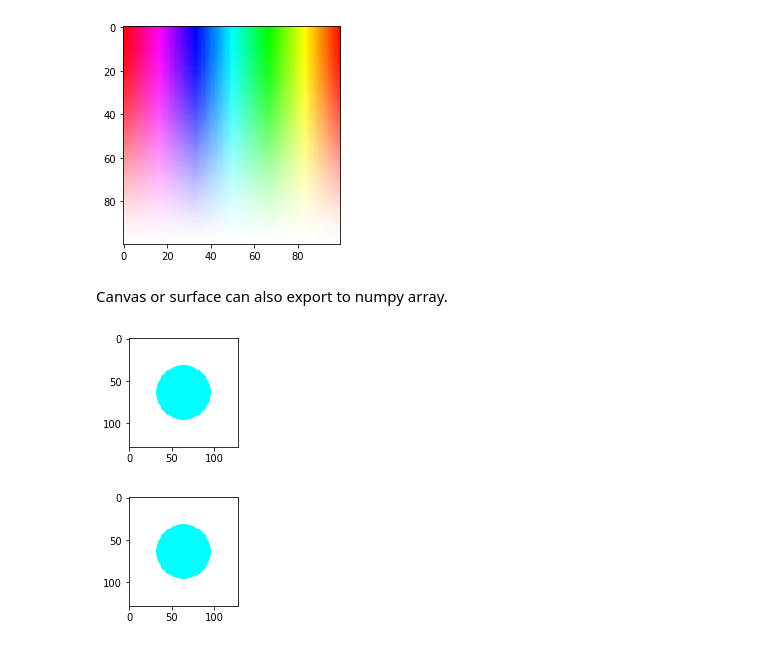
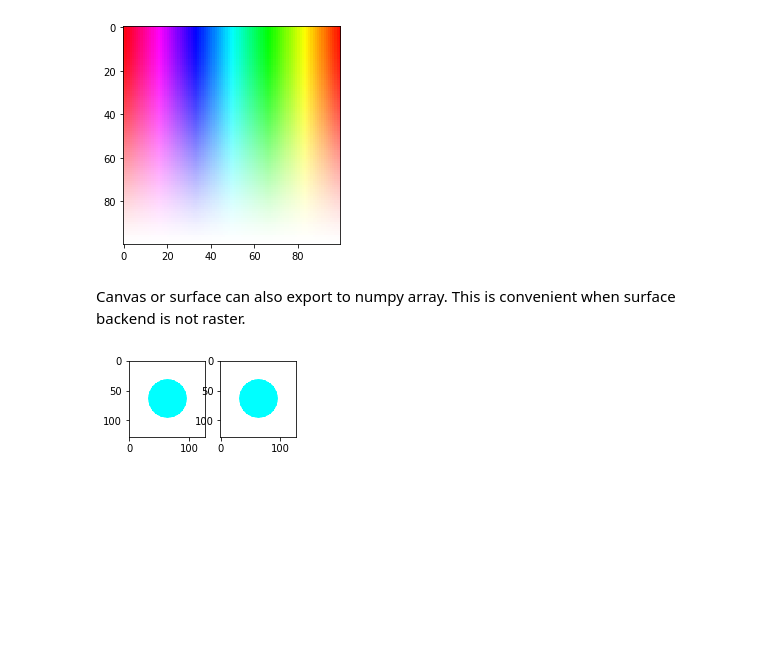
Before and after one commit to kyamagu/skia-python, a Jupyter notebook: notebooks/Python-Image-IO.ipynb, the cells around one changed output. Saved outputs shown, nothing was run; the diff lists cells and outputs as text; code cells hidden in the pictures; blank space fills up the shorter version.

Commit message:
Add bitmap export to image

```diff
--- a/notebooks/Python-Image-IO.ipynb
+++ b/notebooks/Python-Image-IO.ipynb
@@ -87,20 +97,16 @@ plt.show()
 # %% [output]
 [figure]
 # %% [markdown]
-Canvas or surface can also export to numpy array.
+Canvas or surface can also export to numpy array. This is convenient when surface backend is not raster.
 # %%
 surface = skia.Surface(128, 128)
 canvas = surface.getCanvas()
 paint = skia.Paint(AntiAlias=True, Color=skia.ColorCYAN)
 canvas.drawCircle((64, 64), 32, paint)
 
-plt.figure(figsize=(2, 2))
-plt.imshow(canvas.numpy())
+plt.figure(figsize=(3, 8))
+plt.subplot(1, 2, 1), plt.imshow(canvas.numpy())
+plt.subplot(1, 2, 2), plt.imshow(surface.numpy())
 plt.show()
-
-plt.figure(figsize=(2, 2))
-plt.imshow(surface.numpy())
-plt.show()
 # %% [output]
-[figure, old version]
+[figure, new version]
-[figure, removed]
```
Also changed, not shown: parts of 20 cells of this notebook, 4 other files.
